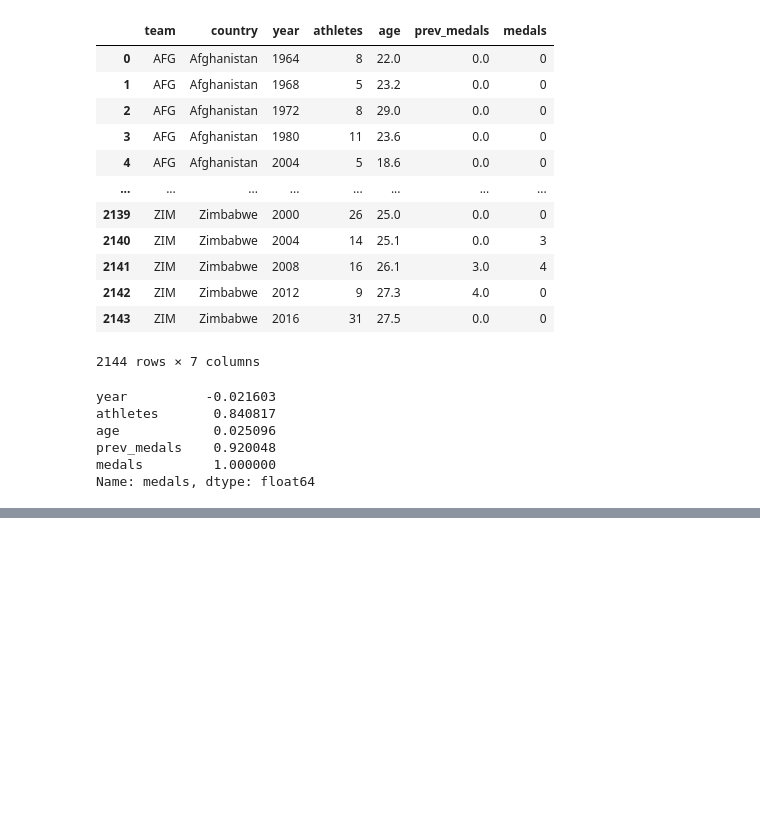
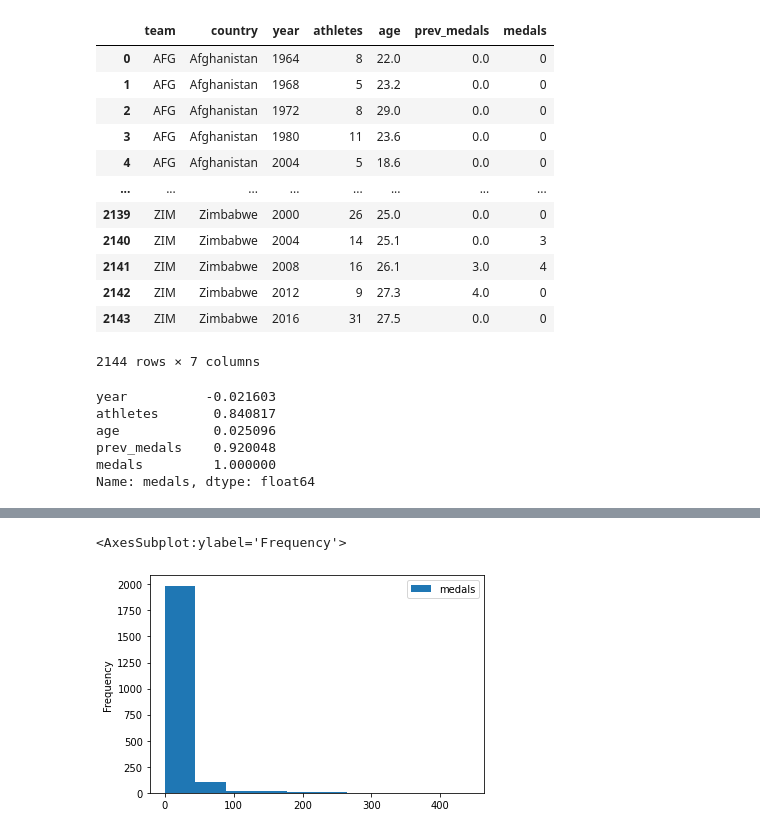
Before and after one commit to alvin-pl/olympic_medals, a Jupyter notebook: import_data.ipynb, the cells around one changed output, grey strips where cells are left out. Cells and saved outputs as stored; diff of their text form; code cells hidden in the pictures; blank space fills up the shorter version.

```diff
--- a/import_data.ipynb
+++ b/import_data.ipynb
@@ -74,0 +60,5 @@ sns.lmplot(x="athletes", y="medals", data=teams, fit_reg=True, ci=None)
+# %%
+teams.plot.hist(y="medals")
+# %% [output]
+<AxesSubplot:ylabel='Frequency'>
+[figure, added]
```
Also changed, not shown: parts of 10 cells of this notebook.
